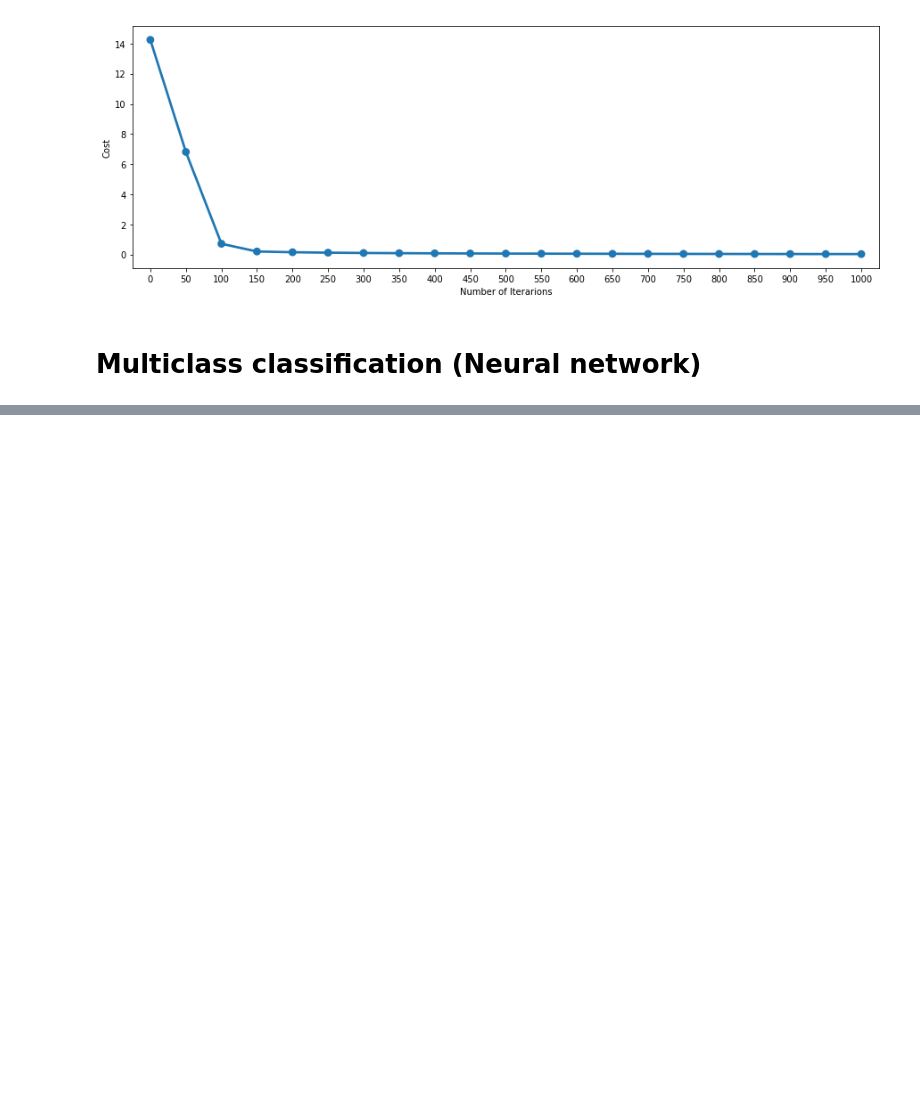
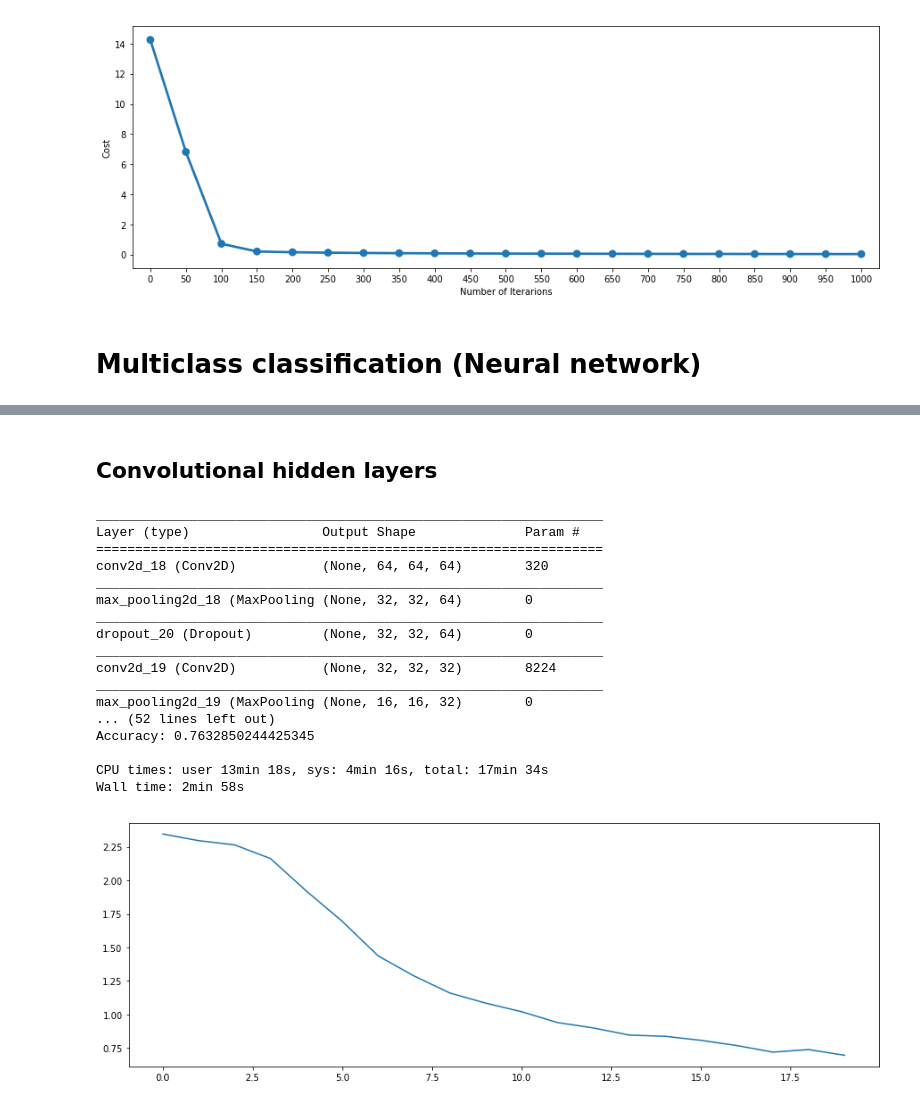
Before and after one commit to szylec/Kaggle, a Jupyter notebook: sign_language_digits/analytics.ipynb, the cells around one changed output, grey strips where cells are left out. Saved outputs shown, nothing was run; the diff lists cells and outputs as text; code cells hidden in the pictures; blank space fills up the shorter version.

```diff
--- a/sign_language_digits/analytics.ipynb
+++ b/sign_language_digits/analytics.ipynb
@@ -205,0 +275,78 @@ Wall time: 7.51 s
+# %% [markdown]
+## Convolutional hidden layers
+# %%
+%%time
+EPOCHS = 20
+LEARNING_RATE = 0.001
+BATCH_SIZE = 128
+DROPOUT = 0.5
+
+def data_preparation(x_raw, y_raw):
+    X = x_raw.reshape([x_raw.shape[0], IMAGE_SIZE, IMAGE_SIZE, 1])
+    y = y_raw.copy()
+    return train_test_split(X, y, test_size=0.10, random_state=42)
+
+X_train, X_eval, y_train, y_eval = data_preparation(X_raw, Y_raw)
+
+def prepare_model():
+    model = keras.Sequential()
+
+    model.add(keras.layers.Conv2D(
+        filters=64, kernel_size=2, padding='same', activation='relu', input_shape=(IMAGE_SIZE, IMAGE_SIZE, 1)))
+    model.add(keras.layers.MaxPooling2D(pool_size=2))
+    model.add(keras.layers.Dropout(DROPOUT))
+
+    model.add(keras.layers.Conv2D(
+        filters=32, kernel_size=2, padding='same', activation='relu'))
+    model.add(keras.layers.MaxPooling2D(pool_size=2))
+    model.add(keras.layers.Dropout(DROPOUT))
+
+    model.add(keras.layers.Flatten())
+    model.add(keras.layers.Dense(10, activation='sigmoid'))
+    model.summary()
+
+    model.compile(
+        loss='categorical_crossentropy',
+        optimizer=tf.keras.optimizers.RMSprop(lr=LEARNING_RATE),
+        metrics=['accuracy'])
+    return model
+
+model = prepare_model()
+
+def train(model, X_train, y_train):
+    history = model.fit(
+        X_train,
+        y_train,
+        epochs=EPOCHS,
+        shuffle=True,
+        batch_size=BATCH_SIZE,
+        verbose=1)
+    return model, history
+
+def evaluate(model, history, X_eval, y_eval):
+    score = model.evaluate(X_eval, y_eval, verbose=0)
+    plt.figure(figsize=(15,5))
+    plt.plot(history.history['loss'])
+    print('\nAccuracy: {}\n'.format(score[1]))
+
+model, history = train(model, X_train, y_train)
+evaluate(model, history, X_eval, y_eval)
+# %% [output]
+_________________________________________________________________
+Layer (type)                 Output Shape              Param #
+=================================================================
+conv2d_18 (Conv2D)           (None, 64, 64, 64)        320
+_________________________________________________________________
+max_pooling2d_18 (MaxPooling (None, 32, 32, 64)        0
+_________________________________________________________________
+dropout_20 (Dropout)         (None, 32, 32, 64)        0
+_________________________________________________________________
+conv2d_19 (Conv2D)           (None, 32, 32, 32)        8224
+_________________________________________________________________
+max_pooling2d_19 (MaxPooling (None, 16, 16, 32)        0
+... (52 lines left out)
+Accuracy: 0.7632850244425345
+
+CPU times: user 13min 18s, sys: 4min 16s, total: 17min 34s
+Wall time: 2min 58s
+[figure, added]
```
Also changed, not shown: parts of 4 cells of this notebook.
